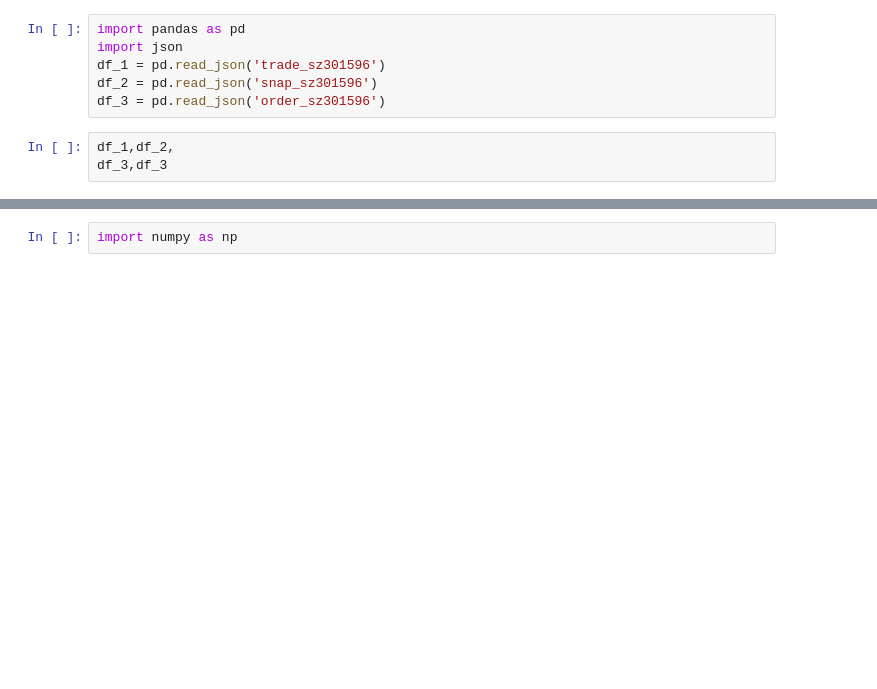
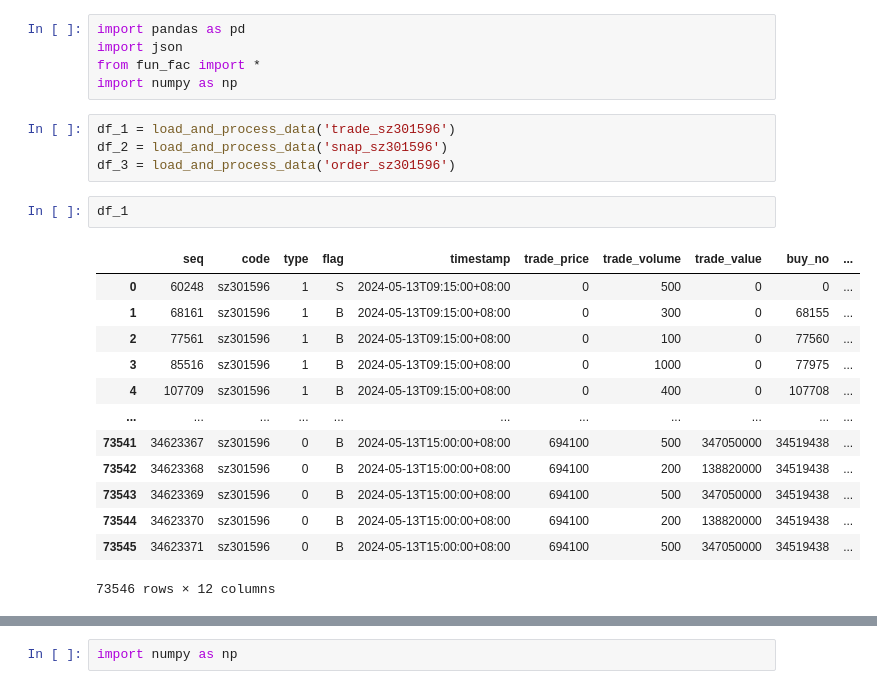
Before and after one commit to jingningwang/factor_test, a Jupyter notebook: factor_test.ipynb, the cells around one changed output, grey strips where cells are left out. Drawn from its saved outputs; the diff is of its cells as text; blank space fills up the shorter version.

```diff
--- a/factor_test.ipynb
+++ b/factor_test.ipynb
@@ -1,9 +1,25 @@
 # %%
 import pandas as pd
 import json
-df_1 = pd.read_json('trade_sz301596')
-df_2 = pd.read_json('snap_sz301596')
-df_3 = pd.read_json('order_sz301596')
+from fun_fac import *
+import numpy as np
-# %%
-df_1,df_2,
-df_3,df_3
+# %%
+df_1 = load_and_process_data('trade_sz301596')
+df_2 = load_and_process_data('snap_sz301596')
+df_3 = load_and_process_data('order_sz301596')
+# %%
+df_1
+# %% [output]
+|  | seq | code | type | flag | timestamp | trade_price | trade_volume | trade_value | buy_no | ... |
+| 0 | 60248 | sz301596 | 1 | S | 2024-05-13T09:15:00+08:00 | 0 | 500 | 0 | 0 | ... |
+| 1 | 68161 | sz301596 | 1 | B | 2024-05-13T09:15:00+08:00 | 0 | 300 | 0 | 68155 | ... |
+| 2 | 77561 | sz301596 | 1 | B | 2024-05-13T09:15:00+08:00 | 0 | 100 | 0 | 77560 | ... |
+| 3 | 85516 | sz301596 | 1 | B | 2024-05-13T09:15:00+08:00 | 0 | 1000 | 0 | 77975 | ... |
+| 4 | 107709 | sz301596 | 1 | B | 2024-05-13T09:15:00+08:00 | 0 | 400 | 0 | 107708 | ... |
+| ... | ... | ... | ... | ... | ... | ... | ... | ... | ... | ... |
+| 73541 | 34623367 | sz301596 | 0 | B | 2024-05-13T15:00:00+08:00 | 694100 | 500 | 347050000 | 34519438 | ... |
+| 73542 | 34623368 | sz301596 | 0 | B | 2024-05-13T15:00:00+08:00 | 694100 | 200 | 138820000 | 34519438 | ... |
+| 73543 | 34623369 | sz301596 | 0 | B | 2024-05-13T15:00:00+08:00 | 694100 | 500 | 347050000 | 34519438 | ... |
+| 73544 | 34623370 | sz301596 | 0 | B | 2024-05-13T15:00:00+08:00 | 694100 | 200 | 138820000 | 34519438 | ... |
+| 73545 | 34623371 | sz301596 | 0 | B | 2024-05-13T15:00:00+08:00 | 694100 | 500 | 347050000 | 34519438 | ... |
+73546 rows × 12 columns
```
Also changed, not shown: parts of 12 cells of this notebook, 2 other files.
